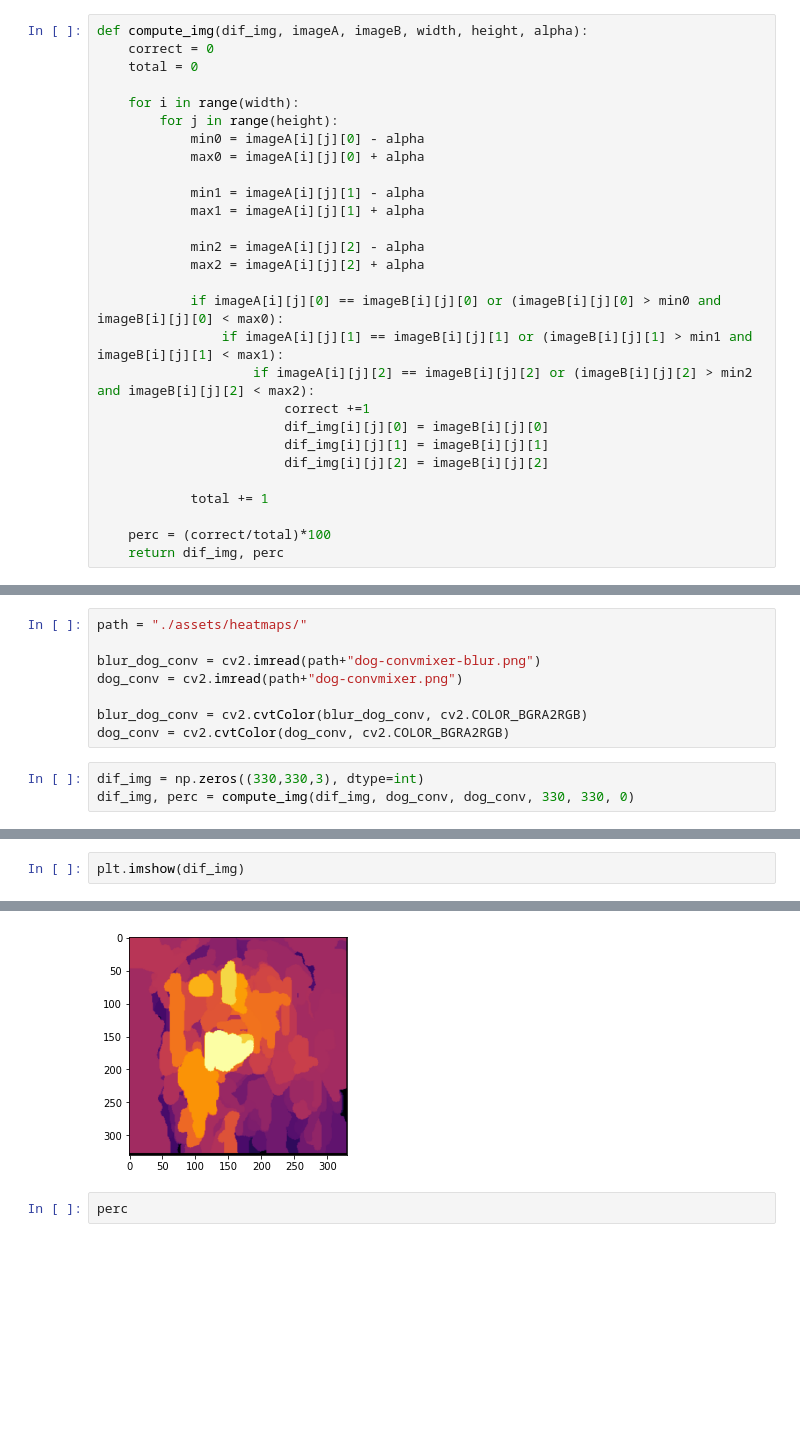
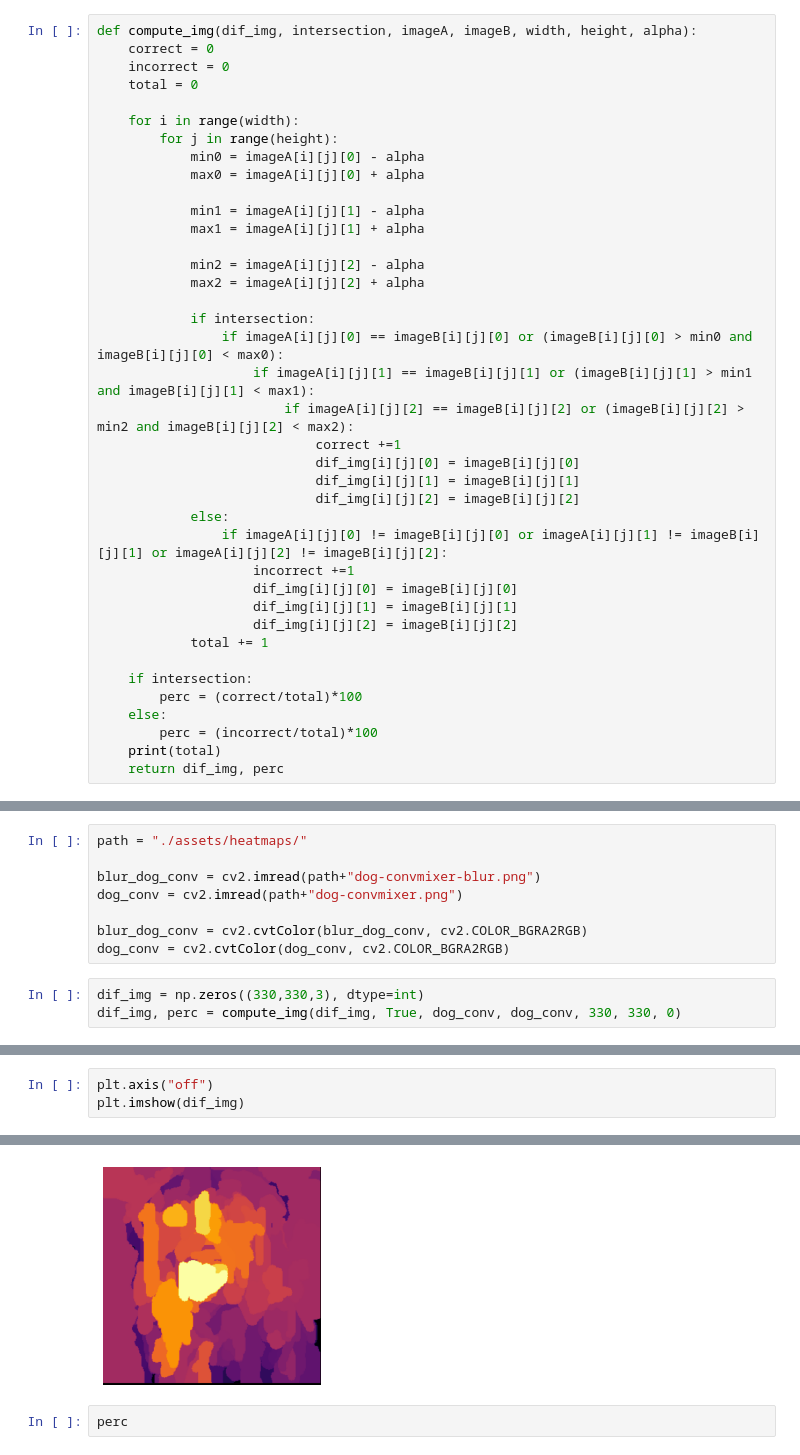
Before and after one commit to CMU-Vis-2021/Insightful-Saliency-Maps, a Jupyter notebook: AvgImg.ipynb, the cells around one changed output, grey strips where cells are left out. Saved outputs shown, nothing was run; the diff lists cells and outputs as text; blank space fills up the shorter version.

```diff
--- a/AvgImg.ipynb
+++ b/AvgImg.ipynb
@@ -326,8 +329,9 @@ array([[[0, 0, 0],
         [0, 0, 0],
         [0, 0, 0]]])
 # %%
-def compute_img(dif_img, imageA, imageB, width, height, alpha):
+def compute_img(dif_img, intersection, imageA, imageB, width, height, alpha):
     correct = 0
+    incorrect = 0
     total = 0
 
     for i in range(width):
@@ -341,17 +345,27 @@ def compute_img(dif_img, imageA, imageB, width, height, alpha):
             min2 = imageA[i][j][2] - alpha
             max2 = imageA[i][j][2] + alpha
 
-            if imageA[i][j][0] == imageB[i][j][0] or (imageB[i][j][0] > min0 and imageB[i][j][0] < max0):
-                if imageA[i][j][1] == imageB[i][j][1] or (imageB[i][j][1] > min1 and imageB[i][j][1] < max1):
-                    if imageA[i][j][2] == imageB[i][j][2] or (imageB[i][j][2] > min2 and imageB[i][j][2] < max2):
-                        correct +=1
-                        dif_img[i][j][0] = imageB[i][j][0]
-                        dif_img[i][j][1] = imageB[i][j][1]
-                        dif_img[i][j][2] = imageB[i][j][2]
-
+            if intersection:
+                if imageA[i][j][0] == imageB[i][j][0] or (imageB[i][j][0] > min0 and imageB[i][j][0] < max0):
+                    if imageA[i][j][1] == imageB[i][j][1] or (imageB[i][j][1] > min1 and imageB[i][j][1] < max1):
+                        if imageA[i][j][2] == imageB[i][j][2] or (imageB[i][j][2] > min2 and imageB[i][j][2] < max2):
+                            correct +=1
+                            dif_img[i][j][0] = imageB[i][j][0]
+                            dif_img[i][j][1] = imageB[i][j][1]
+                            dif_img[i][j][2] = imageB[i][j][2]
+            else:
+                if imageA[i][j][0] != imageB[i][j][0] or imageA[i][j][1] != imageB[i][j][1] or imageA[i][j][2] != imageB[i][j][2]:
+                    incorrect +=1
+                    dif_img[i][j][0] = imageB[i][j][0]
+                    dif_img[i][j][1] = imageB[i][j][1]
+                    dif_img[i][j][2] = imageB[i][j][2]
             total += 1
 
-    perc = (correct/total)*100
+    if intersection:
+        perc = (correct/total)*100
+    else:
+        perc = (incorrect/total)*100
+    print(total)
     return dif_img, perc
 # %%
 dif_img = np.zeros((330,330,3), dtype=int)
@@ -410,4 +446,4 @@ blur_dog_conv = cv2.cvtColor(blur_dog_conv, cv2.COLOR_BGRA2RGB)
 dog_conv = cv2.cvtColor(dog_conv, cv2.COLOR_BGRA2RGB)
 # %%
 dif_img = np.zeros((330,330,3), dtype=int)
-dif_img, perc = compute_img(dif_img, dog_conv, dog_conv, 330, 330, 0)
+dif_img, perc = compute_img(dif_img, True, dog_conv, dog_conv, 330, 330, 0)
@@ -414,8 +452,9 @@ dif_img, perc = compute_img(dif_img, dog_conv, dog_conv, 330, 330, 0)
 # %%
+plt.axis("off")
 plt.imshow(dif_img)
 # %% [output]
 <matplotlib.image.AxesImage at 0x...>
-[figure, old version]
+[figure, new version]
 # %%
 perc
 # %% [output]
```
Also changed, not shown: parts of 11 cells of this notebook, 9 other files.
